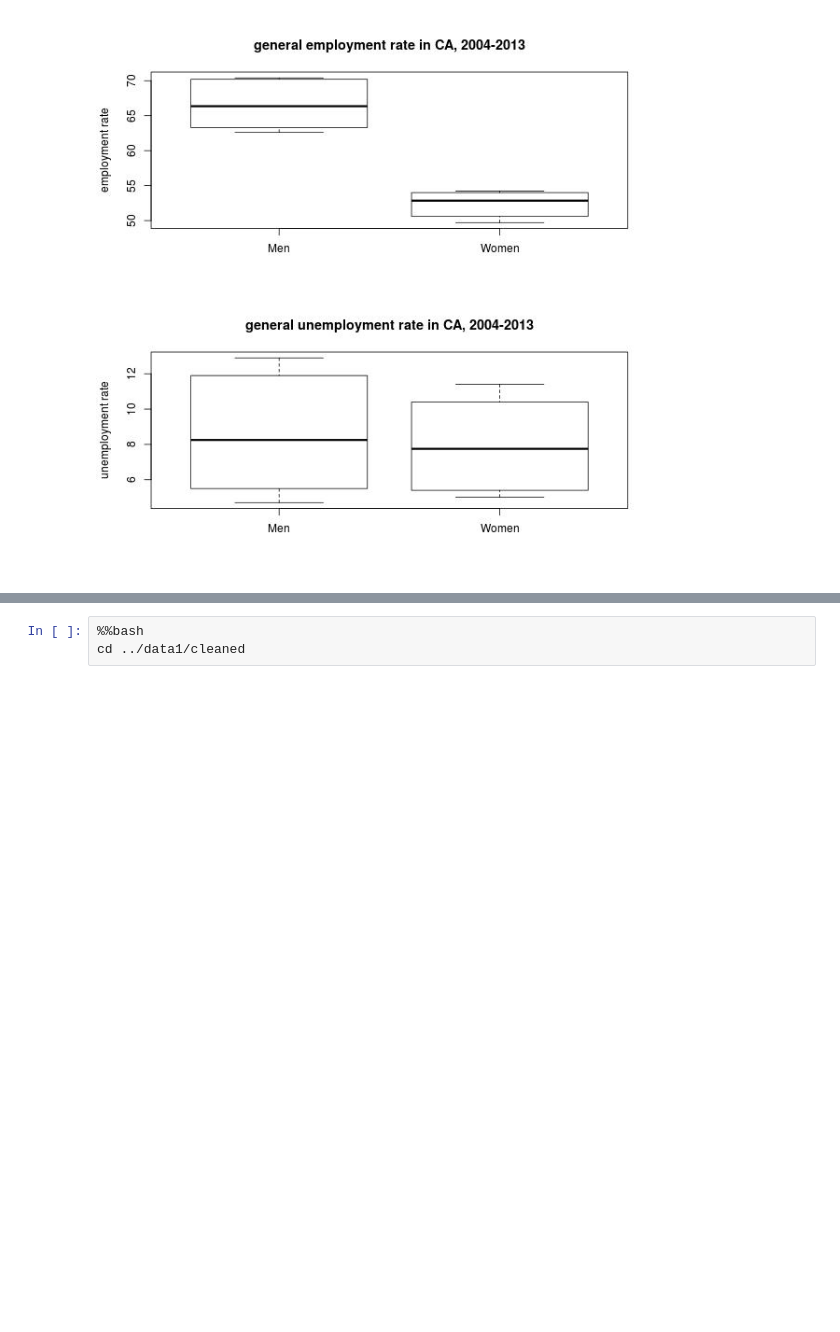
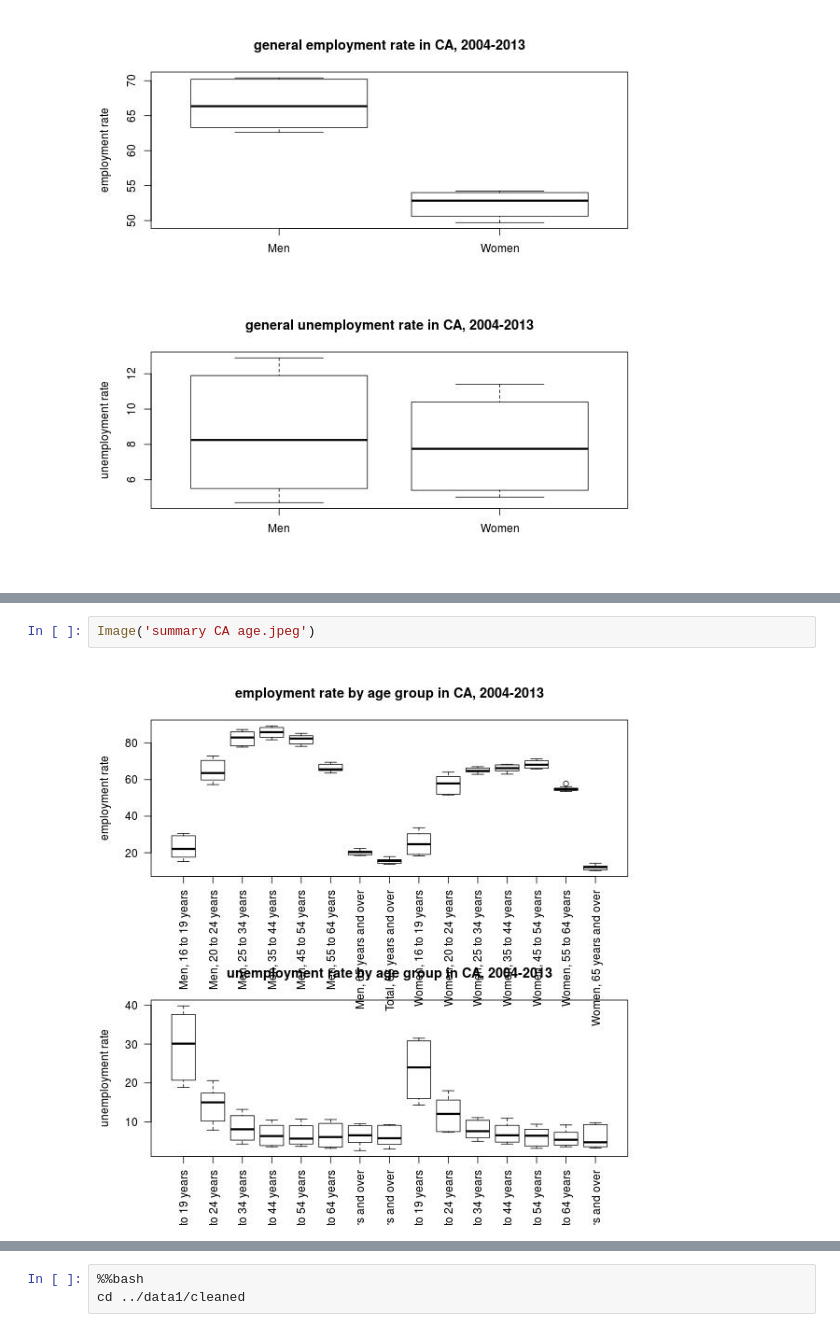
Before and after one commit to yuhanw/Team_Four.0, a Jupyter notebook: notebooks/NB2_data_cleaning.ipynb, the cells around one changed output, grey strips where cells are left out. Drawn from its saved outputs; the diff is of its cells as text; blank space fills up the shorter version.

```diff
--- a/notebooks/NB2_data_cleaning.ipynb
+++ b/notebooks/NB2_data_cleaning.ipynb
@@ -319,0 +340,4 @@ Image('summary CA general.jpeg')
+# %%
+Image('summary CA age.jpeg')
+# %% [output]
+[figure, added]
```
Also changed, not shown: parts of 19 cells of this notebook.
